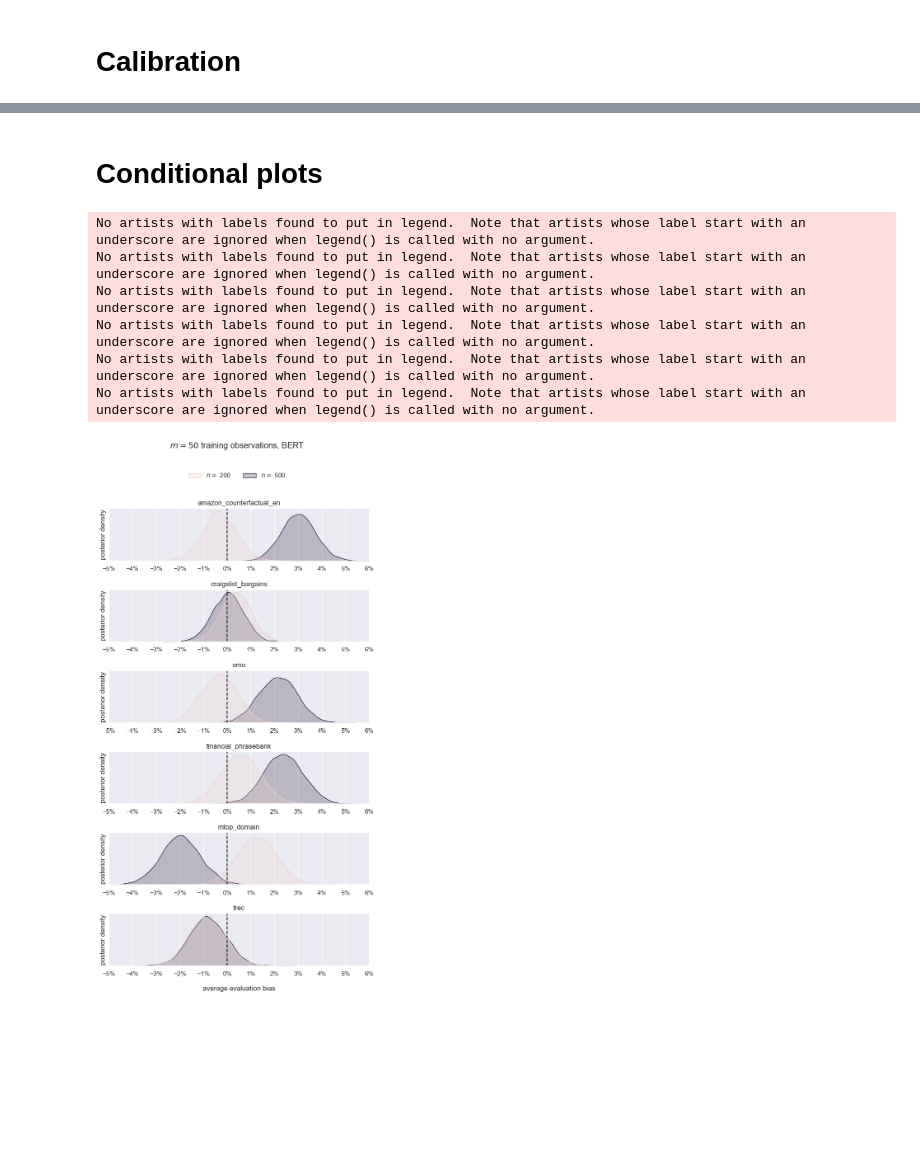
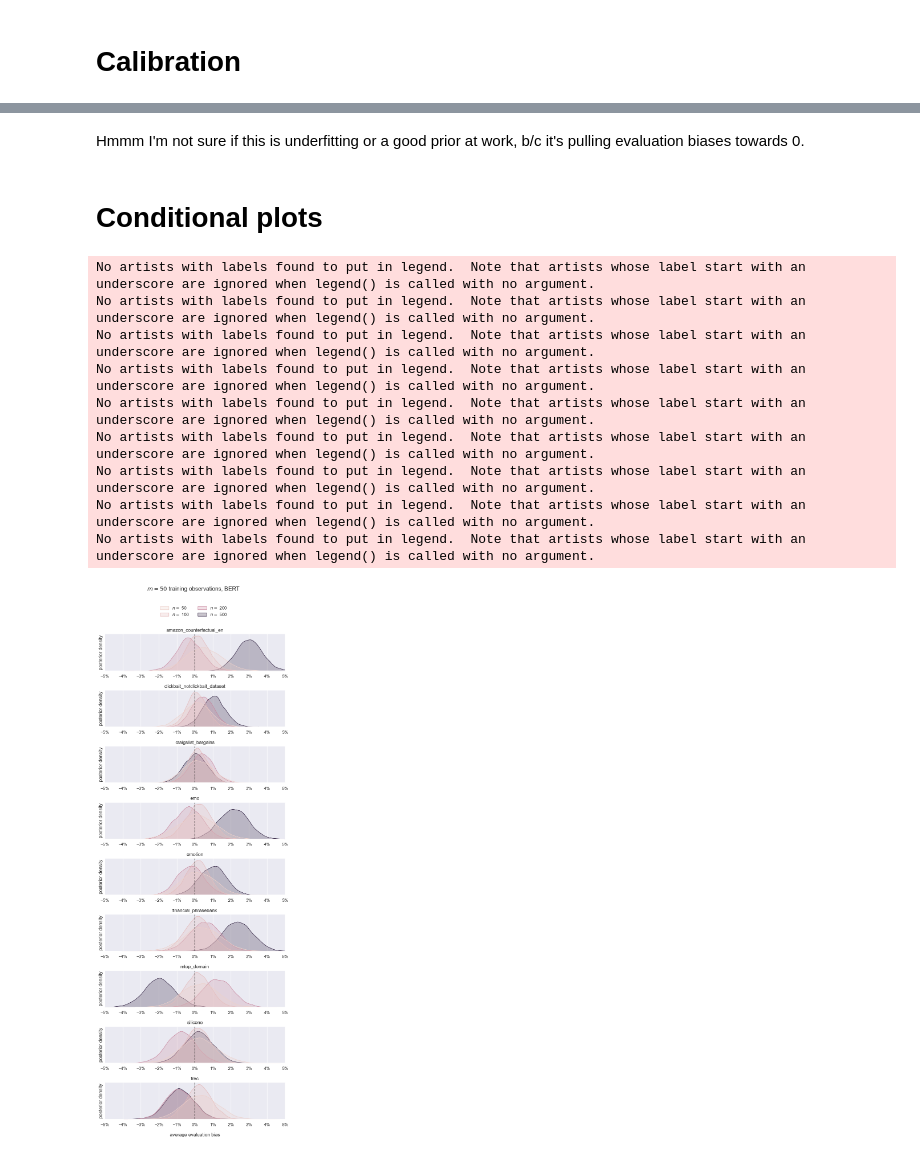
Before and after one commit to kddubey/pretrain-on-test, a Jupyter notebook: analysis/results/posterior_pred_conditional.ipynb, the cells around one changed output, grey strips where cells are left out. Saved outputs shown, nothing was run; the diff lists cells and outputs as text; code cells hidden in the pictures; blank space fills up the shorter version.

```diff
--- a/analysis/results/posterior_pred_conditional.ipynb
+++ b/analysis/results/posterior_pred_conditional.ipynb
@@ -60,8 +60,7 @@ thingy: Literal["regular", "zero_shot", "gpt2-epochs-2"] = "regular"
 _plot_title = f"$m={{{num_train}}}$ training observations"
 
 if thingy == "regular":
-    # num_tests: tuple[int] = (50, 100, 200, 500)
-    num_tests: tuple[int] = (200, 500)
+    num_tests: tuple[int] = (50, 100, 200, 500)
     accuracies_home_dir: str = os.path.join("..", "accuracies_from_paper")
     netcdfs_path: str = os.path.join("..", "netcdfs")
     title = _plot_title
@@ -87,7 +86,9 @@ def _load(az_summary: az.InferenceData, num_correct_df: pl.DataFrame) -> pl.Data
     )
     predictions = posterior_predictive["p(num_correct, num_test)"]
     dfs: list[pl.DataFrame] = []
-    for draw in tqdm(range(predictions.shape[1]), desc="Populating draws"):
+    for draw in tqdm(
+        range(predictions.shape[1]), desc=f"Populating draws (n = {num_test})"
+    ):
         yhat = predictions[:, draw]
         num_correct_df_simulated = utils.num_correct_df_from_predicions(
             num_correct_df, yhat.to_numpy()
@@ -192,3 +193,6 @@ ax.set_title(
+# %% [markdown]
+Hmmm I'm not sure if this is underfitting or a good prior at work, b/c it's pulling
+evaluation biases towards 0.
 # %% [markdown]
 # Conditional plots
 # %%
@@ -196,10 +200,13 @@ lm_type = "bert"
 
 selected_datasets = [
     "amazon_counterfactual_en",
+    "clickbait_notclickbait_dataset",
     "craigslist_bargains",
     "emo",
+    "emotion",
     "financial_phrasebank",
     "mtop_domain",
+    "silicone",
     "trec",
 ]
 # %%
@@ -212,7 +219,7 @@ fig.set_size_inches(7, (2 * len(selected_datasets)))
 
 xlim = (-0.05, 0.05)
 
-xticks = np.arange(xlim[0], xlim[1] + 0.01, 0.01)
+xticks = np.arange(xlim[0], xlim[1] + 0.01, 0.01)[:-1]
 # every 0.01
 
 axes: list[plt.Axes] = [axes] if len(selected_datasets) == 1 else axes
@@ -233,32 +240,35 @@ for subplot_idx, dataset in enumerate(selected_datasets):
         # f"$m={{{num_train}}}$ training observations, "
         # f"$n={{{num_test}}}$ test observations"
         dataset
     )
 
 _ = ax.set_xlabel(f"average {effect_name}", labelpad=15)
 
-title_y_pos = 1.07 if thingy == "regular" else 1.25
+title_y_pos = 1.05 if thingy == "regular" else 1.25
 fig.suptitle(f"{title}, {utils.lm_type_to_name[lm_type]}", y=title_y_pos)
 
 fig.legend(
     handles=ax.legend_.legend_handles,
     labels=[f"$n =$ {t.get_text()}" for t in ax.legend_.get_texts()],
     ncol=2,
     loc="center",
     frameon=False,
     bbox_to_anchor=(0.5, 1.0),
 )
 
 for ax in axes:
     ax.legend().set_visible(False)
 
 fig.tight_layout()
 plt.subplots_adjust(bottom=0.01)
 # %% [output]
 No artists with labels found to put in legend.  Note that artists whose label start with an underscore are ignored when legend() is called with no argument.
 No artists with labels found to put in legend.  Note that artists whose label start with an underscore are ignored when legend() is called with no argument.
 No artists with labels found to put in legend.  Note that artists whose label start with an underscore are ignored when legend() is called with no argument.
 No artists with labels found to put in legend.  Note that artists whose label start with an underscore are ignored when legend() is called with no argument.
 No artists with labels found to put in legend.  Note that artists whose label start with an underscore are ignored when legend() is called with no argument.
 No artists with labels found to put in legend.  Note that artists whose label start with an underscore are ignored when legend() is called with no argument.
+No artists with labels found to put in legend.  Note that artists whose label start with an underscore are ignored when legend() is called with no argument.
+No artists with labels found to put in legend.  Note that artists whose label start with an underscore are ignored when legend() is called with no argument.
+No artists with labels found to put in legend.  Note that artists whose label start with an underscore are ignored when legend() is called with no argument.
-[figure, old version]
+[figure, new version]
```
Also changed, not shown: parts of 2 cells of this notebook, 3 other files.
